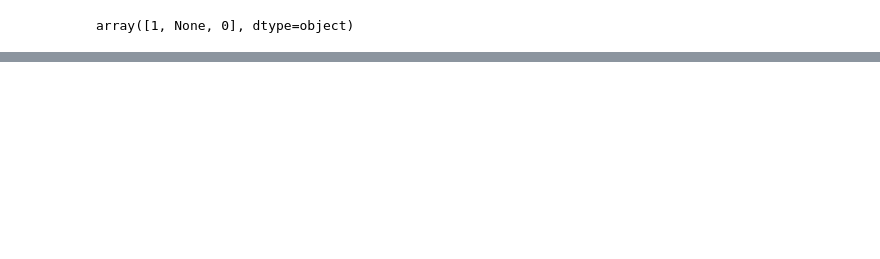
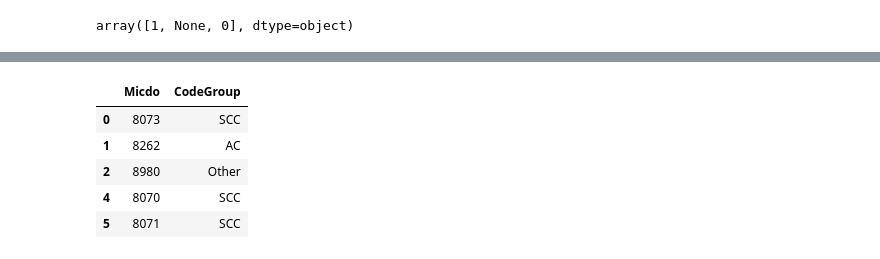
Before and after one commit to hateart/aleksandra_stats, a Jupyter notebook: prepare.ipynb, the cells around one changed output, grey strips where cells are left out. Saved outputs shown, nothing was run; the diff lists cells and outputs as text; code cells hidden in the pictures; blank space fills up the shorter version.

```diff
--- a/prepare.ipynb
+++ b/prepare.ipynb
@@ -198,0 +287,11 @@ array([1, None, 0], dtype=object)
+# %%
+group_df =  df[['Micdo','CodeGroup']].copy()
+# %%
+group_df.head()
+# %% [output]
+|  | Micdo | CodeGroup |
+| 0 | 8073 | SCC |
+| 1 | 8262 | AC |
+| 2 | 8980 | Other |
+| 4 | 8070 | SCC |
+| 5 | 8071 | SCC |
```
Also changed, not shown: parts of 11 cells of this notebook, 6 other files.
